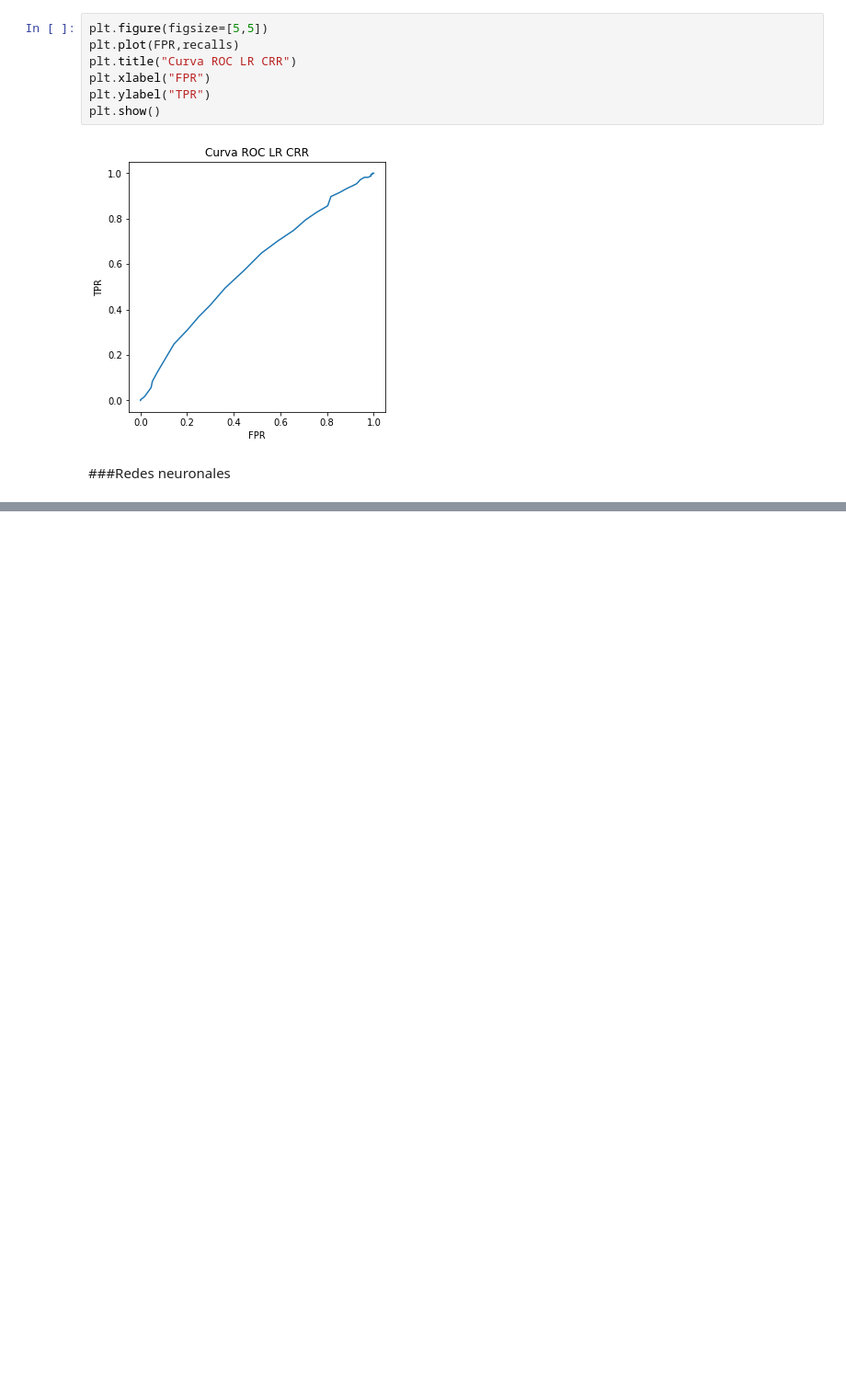
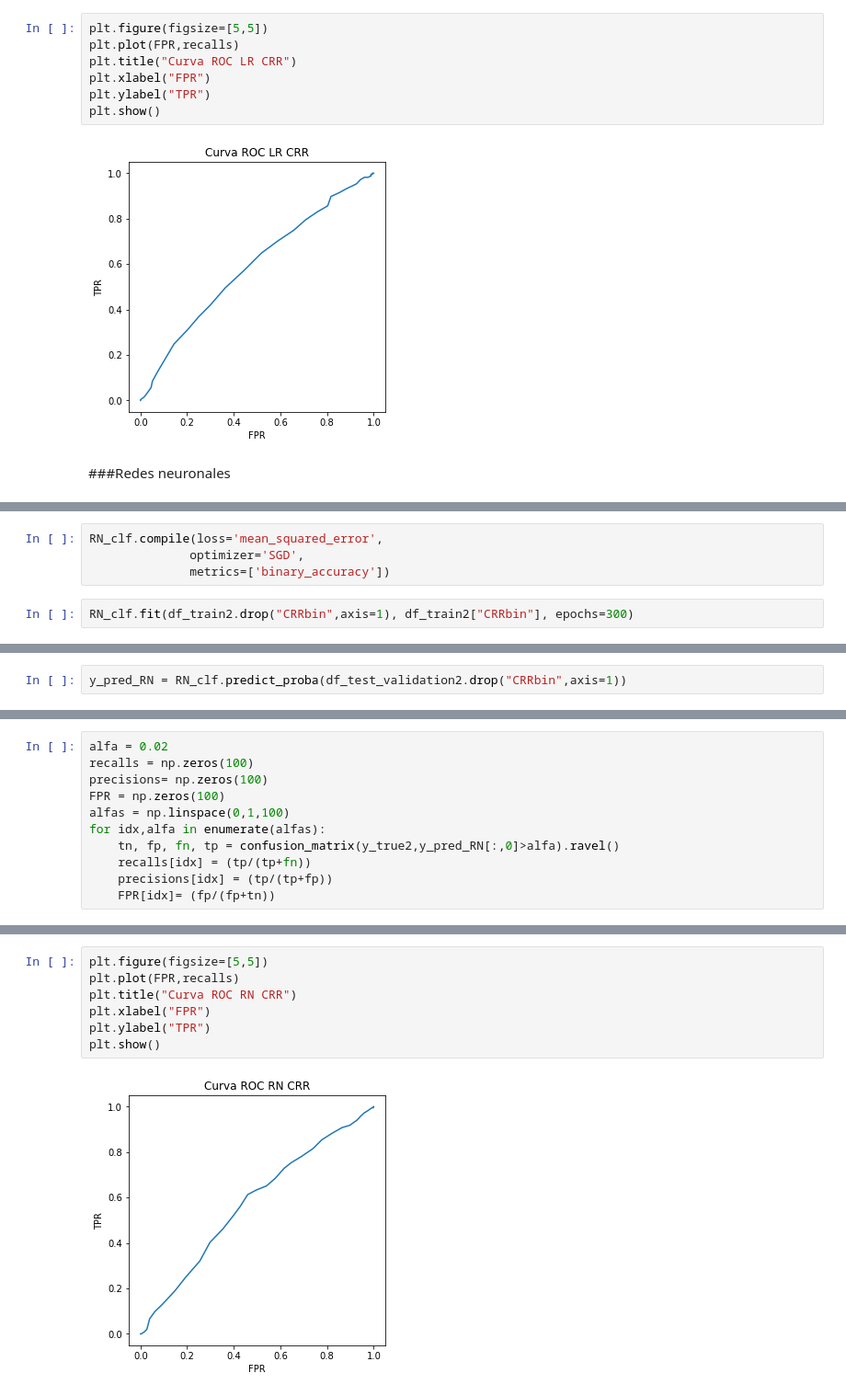
Before and after one commit to carbaluar/Presentaci-n, a Jupyter notebook: CRR_impurezas.ipynb, the cells around one changed output, grey strips where cells are left out. Shown: that part at 92% size. Cells and saved outputs as stored; diff of their text form; blank space fills up the shorter version.

```diff
--- a/CRR_impurezas.ipynb
+++ b/CRR_impurezas.ipynb
@@ -354,0 +364,6 @@ plt.show()
+# %%
+RN_clf.compile(loss='mean_squared_error',
+              optimizer='SGD',
+              metrics=['binary_accuracy'])
+# %%
+RN_clf.fit(df_train2.drop("CRRbin",axis=1), df_train2["CRRbin"], epochs=300)
@@ -354,0 +389,2 @@ plt.show()
+# %%
+y_pred_RN = RN_clf.predict_proba(df_test_validation2.drop("CRRbin",axis=1))
@@ -354,0 +398,11 @@ plt.show()
+# %%
+alfa = 0.02
+recalls = np.zeros(100)
+precisions= np.zeros(100)
+FPR = np.zeros(100)
+alfas = np.linspace(0,1,100)
+for idx,alfa in enumerate(alfas):
+    tn, fp, fn, tp = confusion_matrix(y_true2,y_pred_RN[:,0]>alfa).ravel()
+    recalls[idx] = (tp/(tp+fn))
+    precisions[idx] = (tp/(tp+fp))
+    FPR[idx]= (fp/(fp+tn))
@@ -354,0 +417,9 @@ plt.show()
+# %%
+plt.figure(figsize=[5,5])
+plt.plot(FPR,recalls)
+plt.title("Curva ROC RN CRR")
+plt.xlabel("FPR")
+plt.ylabel("TPR")
+plt.show()
+# %% [output]
+[figure, added]
```
Also changed, not shown: parts of 5 cells of this notebook.
